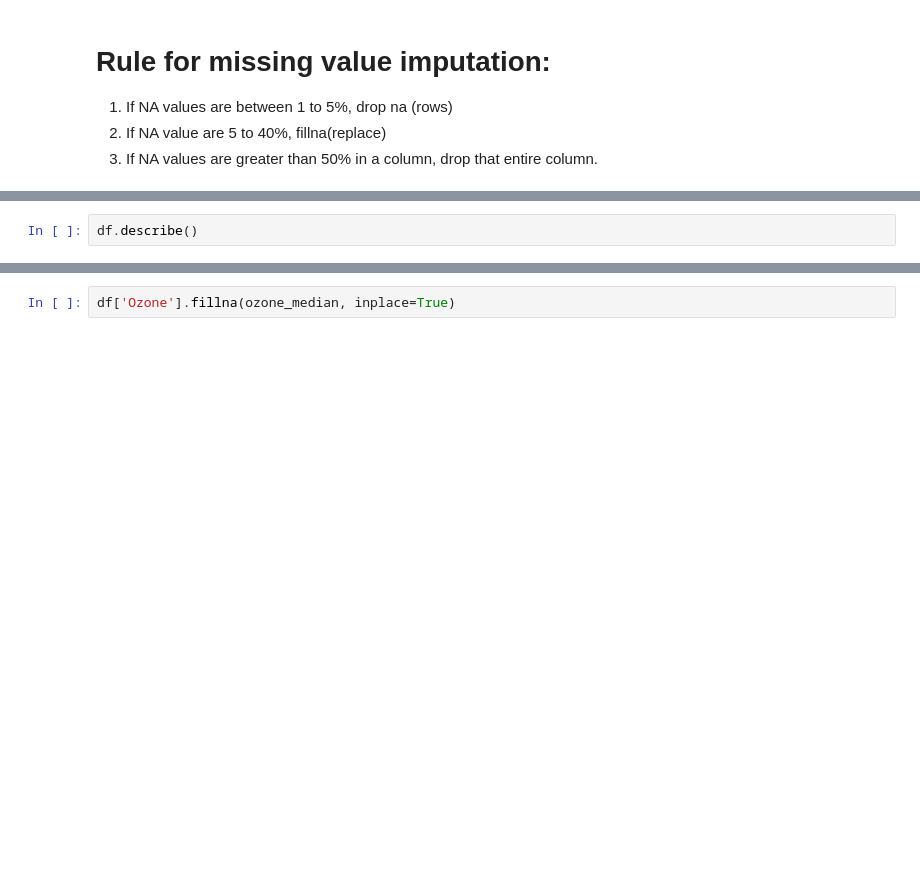
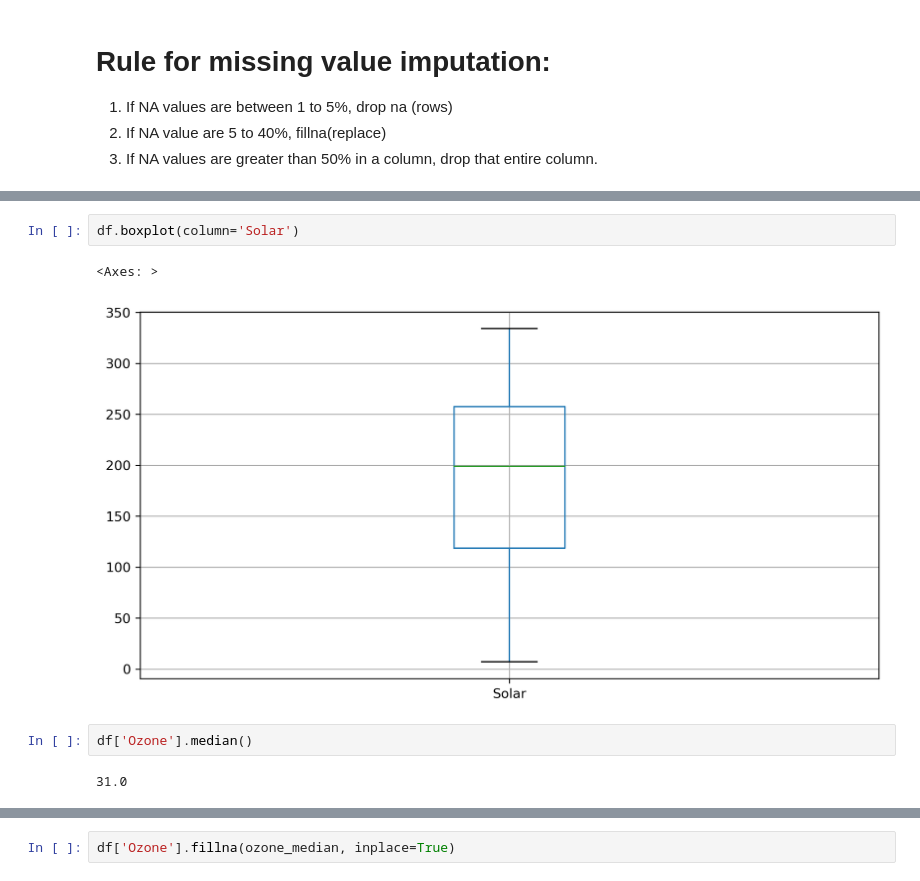
Before and after one commit to aishwaryamate/April24_Batch, a Jupyter notebook: Machine Learning/EDA/EDA- 1.ipynb, the cells around one changed output, grey strips where cells are left out. Cells and saved outputs as stored; diff of their text form; blank space fills up the shorter version.

```diff
--- a/Machine Learning/EDA/EDA- 1.ipynb
+++ b/Machine Learning/EDA/EDA- 1.ipynb
@@ -493,5 +563,12 @@ plt.tight_layout()
 # %%
-df.describe()
+df.boxplot(column='Solar')
+# %% [output]
+<Axes: >
+[figure, added]
+# %%
+df['Ozone'].median()
+# %% [output]
+31.0
 # %%
 ozone_median = df['Ozone'].median()
 ozone_median
```
Also changed, not shown: parts of 36 cells of this notebook.
